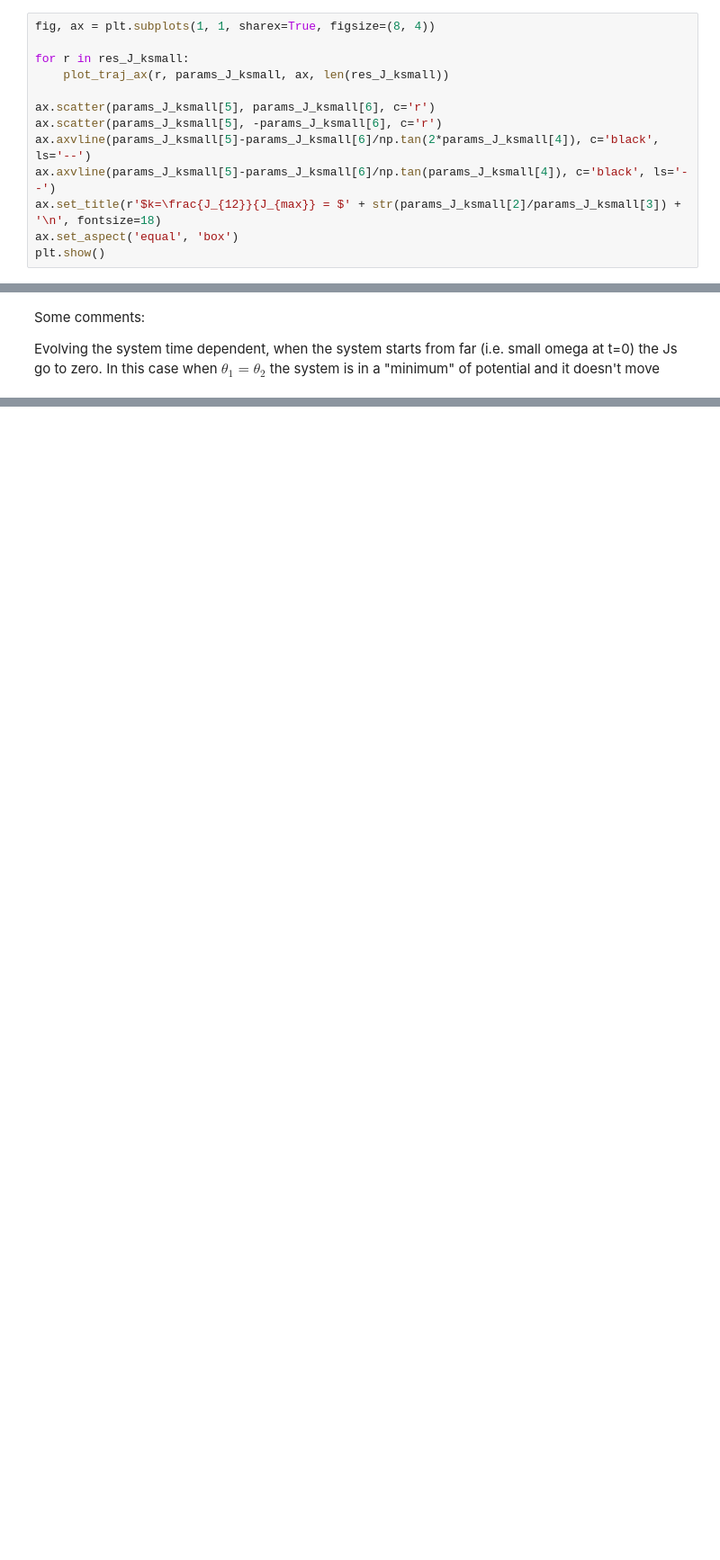
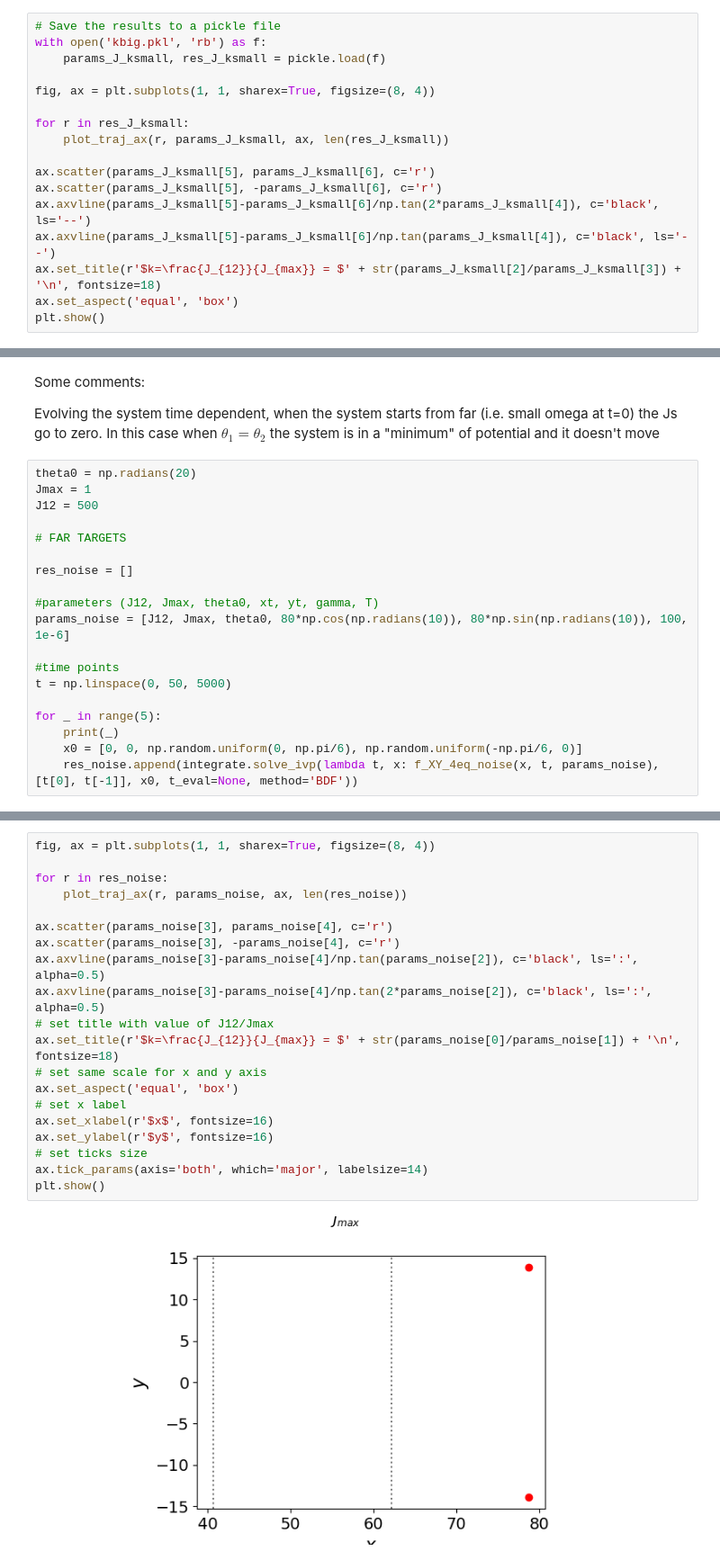
Before and after one commit to eleonoragatti44/Master-Thesis-Gatti, a Jupyter notebook: ode_models/bifurcation_traj/bifurcation_traj.ipynb, the cells around one changed output, grey strips where cells are left out. Shown at 90% size. Saved outputs shown, nothing was run; the diff lists cells and outputs as text; blank space fills up the shorter version.

```diff
--- a/ode_models/bifurcation_traj/bifurcation_traj.ipynb
+++ b/ode_models/bifurcation_traj/bifurcation_traj.ipynb
@@ -125,6 +126,10 @@ res_J_ksmall.append(integrate.solve_ivp(lambda t, x: f_XY(x, t, params_J_ksmall)
 #     x0 = [0, 0, np.random.uniform(0, np.pi/6), np.random.uniform(-np.pi/6, 0), 1, 1]
 #     res_J_ksmall.append(integrate.solve_ivp(lambda t, x: f_XY(x, t, params_J_ksmall), [t[0], t[-1]], x0, t_eval=t))
 # %%
+# Save the results to a pickle file
+with open('kbig.pkl', 'rb') as f:
+    params_J_ksmall, res_J_ksmall = pickle.load(f)
+
 fig, ax = plt.subplots(1, 1, sharex=True, figsize=(8, 4))
 
 for r in res_J_ksmall:
@@ -180,3 +185,22 @@ plt.show()
 Some comments:
 
 Evolving the system time dependent, when the system starts from far (i.e. small omega at t=0) the Js go to zero. In this case when $\theta_1=\theta_2$ the system is in a "minimum" of potential and it doesn't move
+# %%
+theta0 = np.radians(20)
+Jmax = 1
+J12 = 500
+
+# FAR TARGETS
+
+res_noise = []
+
+#parameters (J12, Jmax, theta0, xt, yt, gamma, T)
+params_noise = [J12, Jmax, theta0, 80*np.cos(np.radians(10)), 80*np.sin(np.radians(10)), 100, 1e-6]
+
+#time points
+t = np.linspace(0, 50, 5000)
+
+for _ in range(5):
+    print(_)
+    x0 = [0, 0, np.random.uniform(0, np.pi/6), np.random.uniform(-np.pi/6, 0)]
+    res_noise.append(integrate.solve_ivp(lambda t, x: f_XY_4eq_noise(x, t, params_noise), [t[0], t[-1]], x0, t_eval=None, method='BDF'))
@@ -182,0 +211,22 @@ Evolving the system time dependent, when the system starts from far (i.e. small
+# %%
+fig, ax = plt.subplots(1, 1, sharex=True, figsize=(8, 4))
+
+for r in res_noise:
+    plot_traj_ax(r, params_noise, ax, len(res_noise))
+
+ax.scatter(params_noise[3], params_noise[4], c='r')
+ax.scatter(params_noise[3], -params_noise[4], c='r')
+ax.axvline(params_noise[3]-params_noise[4]/np.tan(params_noise[2]), c='black', ls=':', alpha=0.5)
+ax.axvline(params_noise[3]-params_noise[4]/np.tan(2*params_noise[2]), c='black', ls=':', alpha=0.5)
+# set title with value of J12/Jmax
+ax.set_title(r'$k=\frac{J_{12}}{J_{max}} = $' + str(params_noise[0]/params_noise[1]) + '\n', fontsize=18)
+# set same scale for x and y axis
+ax.set_aspect('equal', 'box')
+# set x label
+ax.set_xlabel(r'$x$', fontsize=16)
+ax.set_ylabel(r'$y$', fontsize=16)
+# set ticks size
+ax.tick_params(axis='both', which='major', labelsize=14)
+plt.show()
+# %% [output]
+[figure, added]
```
Also changed, not shown: parts of 4 cells of this notebook, 8 other files.
